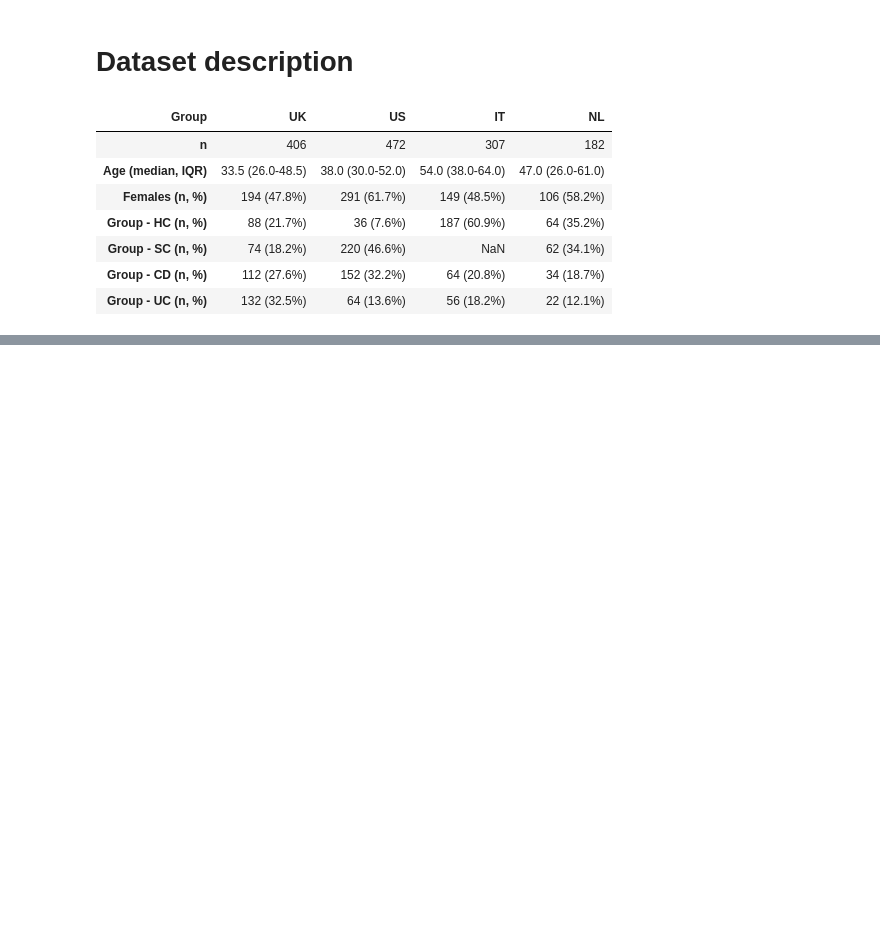
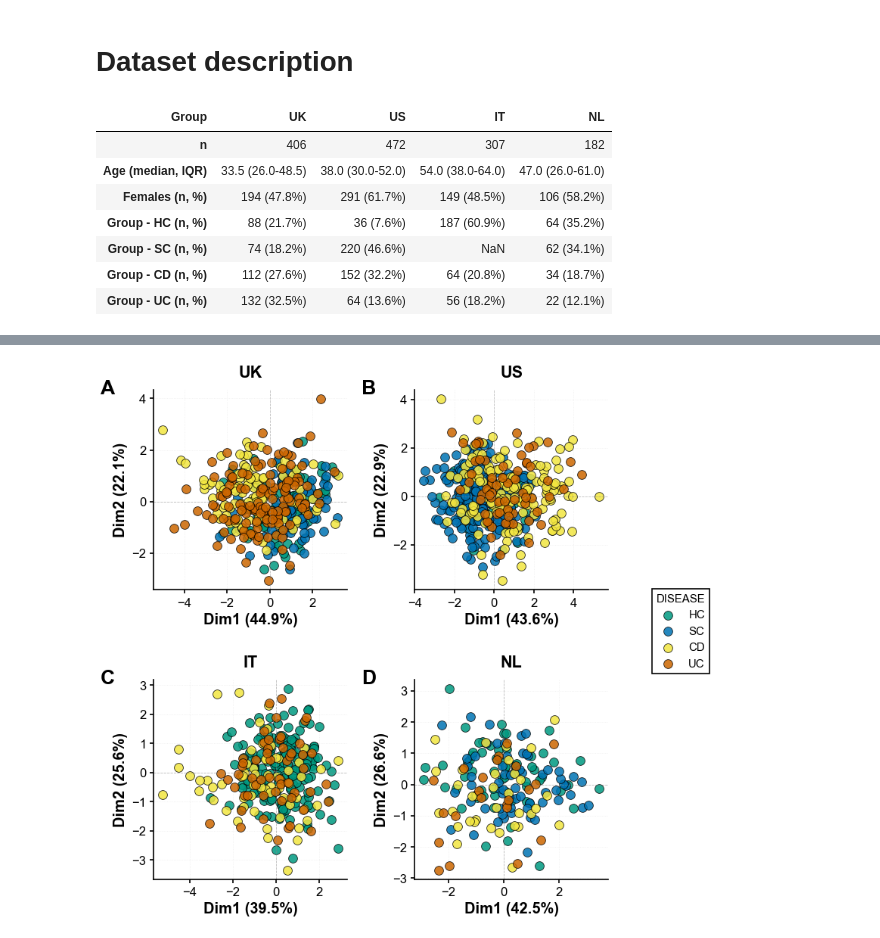
Before and after one commit to kf120/ibd-biom-glycoda, a Jupyter notebook: notebooks/01_similarity_analysis.ipynb, the cells around one changed output, grey strips where cells are left out. Drawn from its saved outputs; the diff is of its cells as text; code cells hidden in the pictures; blank space fills up the shorter version.

```diff
--- a/notebooks/01_similarity_analysis.ipynb
+++ b/notebooks/01_similarity_analysis.ipynb
@@ -179,0 +246,19 @@ _, _ = save_figure_aga_compliant(fig=fig, filename='figure S1', format='tiff', d
+# %%
+# Secondary cohort-specific Aitchison ordination: multiclass endpoint
+fig = plot_cohort_ordination_grid(
+    multiclass_geometry.clr_ordination,
+    cluster_col="DISEASE",
+    cluster_order=DISEASE_ORDER_MULTI,
+    colors=DISEASE_COLORS,
+    cohort_order=COHORT_ORDER,
+    legend_title="DISEASE",
+)
+_, _ = save_figure_aga_compliant(
+    fig=fig,
+    filename="figure S1",
+    format="tiff",
+    dpi=500,
+    path=FIGURE_DIR,
+)
+# %% [output]
+[figure, added]
```
Also changed, not shown: parts of 16 cells of this notebook.
